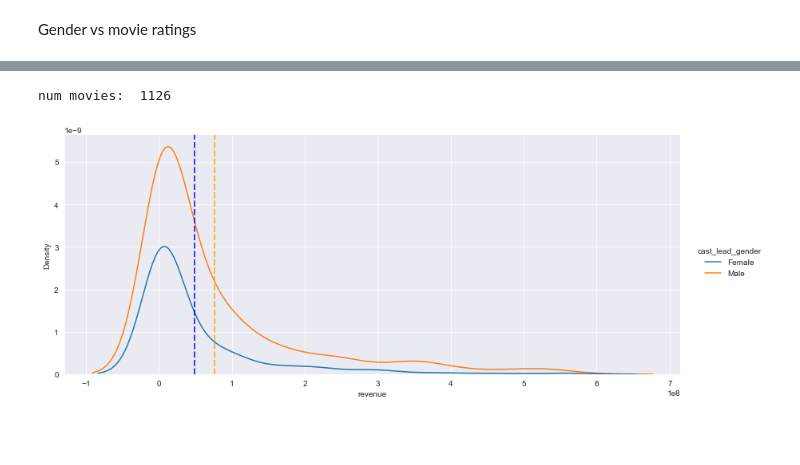
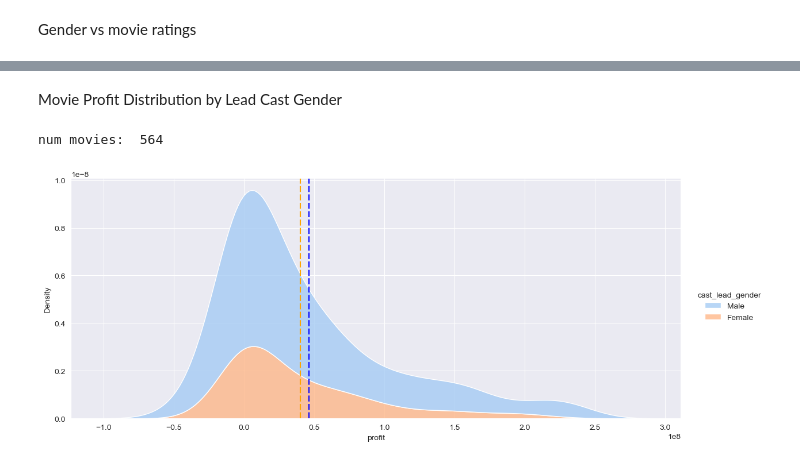
Before and after one commit to alexanderdaffara/Movies_Insights_EDA, a Jupyter notebook: Alex-Notebook.ipynb, the cells around one changed output, grey strips where cells are left out. Saved outputs shown, nothing was run; the diff lists cells and outputs as text; code cells hidden in the pictures; blank space fills up the shorter version.

```diff
--- a/Alex-Notebook.ipynb
+++ b/Alex-Notebook.ipynb
@@ -857,26 +758,34 @@ num movies:  3767
-# %%
-min_votes = 10
-gender_revenue_df = kaggle_cleaned_df.loc[kaggle_cleaned_df['vote_count'] >= min_votes,
-                                         ['vote_average','vote_count','revenue','cast_lead_gender']]
-gender_revenue_df.drop(index=gender_revenue_df.loc[(gender_revenue_df['revenue'] == 0) |\
-                                                          (gender_revenue_df['revenue'] > 600000000)].index,
-                       inplace=True)
-print('num movies: ', len(gender_revenue_df))
-
-
-sns.set_style('darkgrid')
-
-data = gender_revenue_df.drop(index=gender_revenue_df.loc[(gender_revenue_df['revenue'] == 0) &\
-                                                          (gender_revenue_df['revenue'] > 600000000)].index)
-
-ax = sns.displot(x = 'revenue', data=data, hue='cast_lead_gender', kind='kde', aspect=2.3)
-
-female_mean = gender_revenue_df.groupby('cast_lead_gender').mean().loc['Female', 'revenue']
-plt.axvline(female_mean,0,200, color='blue', dashes=[5,2])
-male_mean = gender_revenue_df.groupby('cast_lead_gender').mean().loc['Male', 'revenue']
-plt.axvline(male_mean,0,200, color='orange', dashes=[5,2])
-
-plt.show()
-# %% [output]
-num movies:  1126
-[figure, removed]
+# %% [markdown]
+Movie Profit Distribution by Lead Cast Gender
+# %%
+gender_profit_df = kaggle_cleaned_df[['title','release_date','revenue','cast_lead_gender']]
+gender_profit_df = gender_profit_df.merge(modern_budgets_df[['movie','release_year','profit']],
+                                          how='inner',
+                                          left_on=['title','release_date'],
+                                          right_on=['movie','release_year'],
+                                          suffixes=['_l','_r'])
+print('num movies: ', len(gender_profit_df))
+
+
+sns.set_style('darkgrid')
+
+data = gender_profit_df
+column_name = 'profit'
+ax = sns.displot(x = column_name,
+                 data=data,
+                 hue='cast_lead_gender',
+                 hue_order=['Male','Female'],
+                 multiple='stack',
+                 palette='pastel',
+                 kind='kde',
+                 aspect=2.3)
+
+female_mean = gender_profit_df.groupby('cast_lead_gender').mean().loc['Female', column_name]
+plt.axvline(female_mean,0,200, color='orange', dashes=[5,2])
+male_mean = gender_profit_df.groupby('cast_lead_gender').mean().loc['Male', column_name]
+plt.axvline(male_mean,0,200, color='blue', dashes=[5,2])
+
+plt.show()
+# %% [output]
+num movies:  564
+[figure, added]
```
Also changed, not shown: parts of 34 cells of this notebook.
